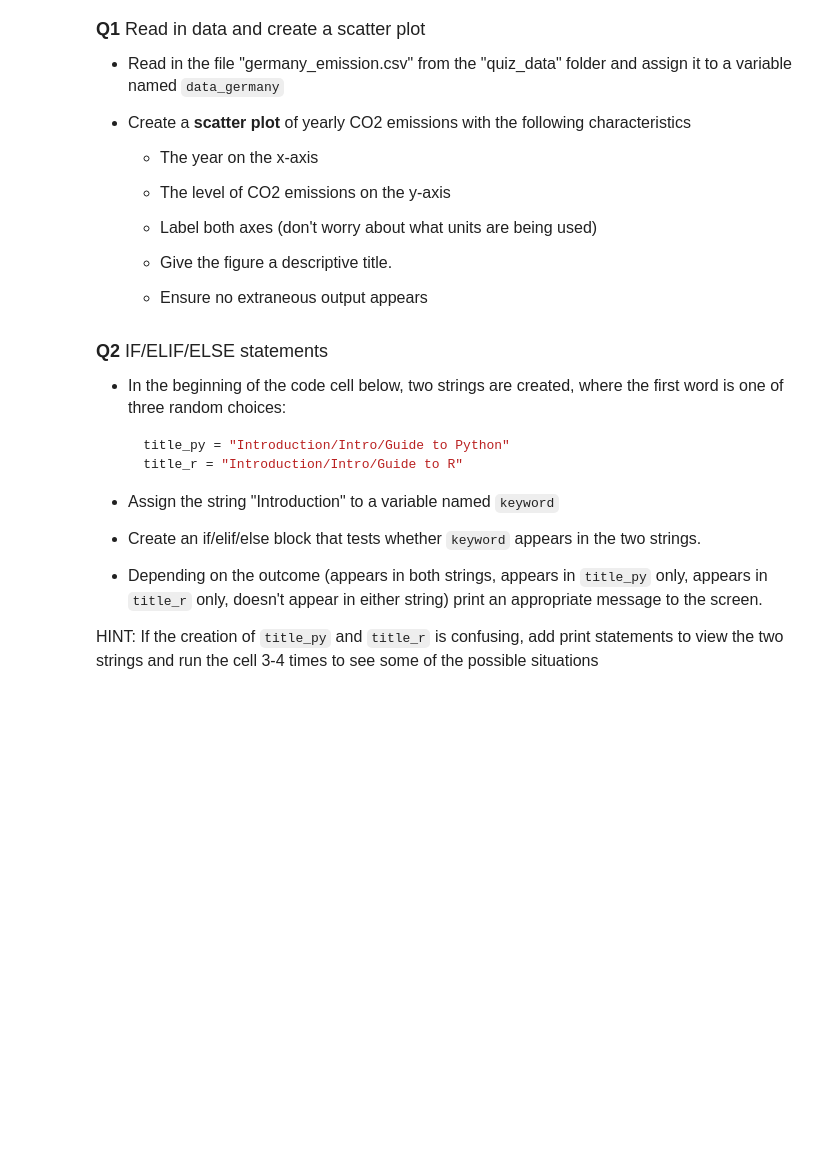
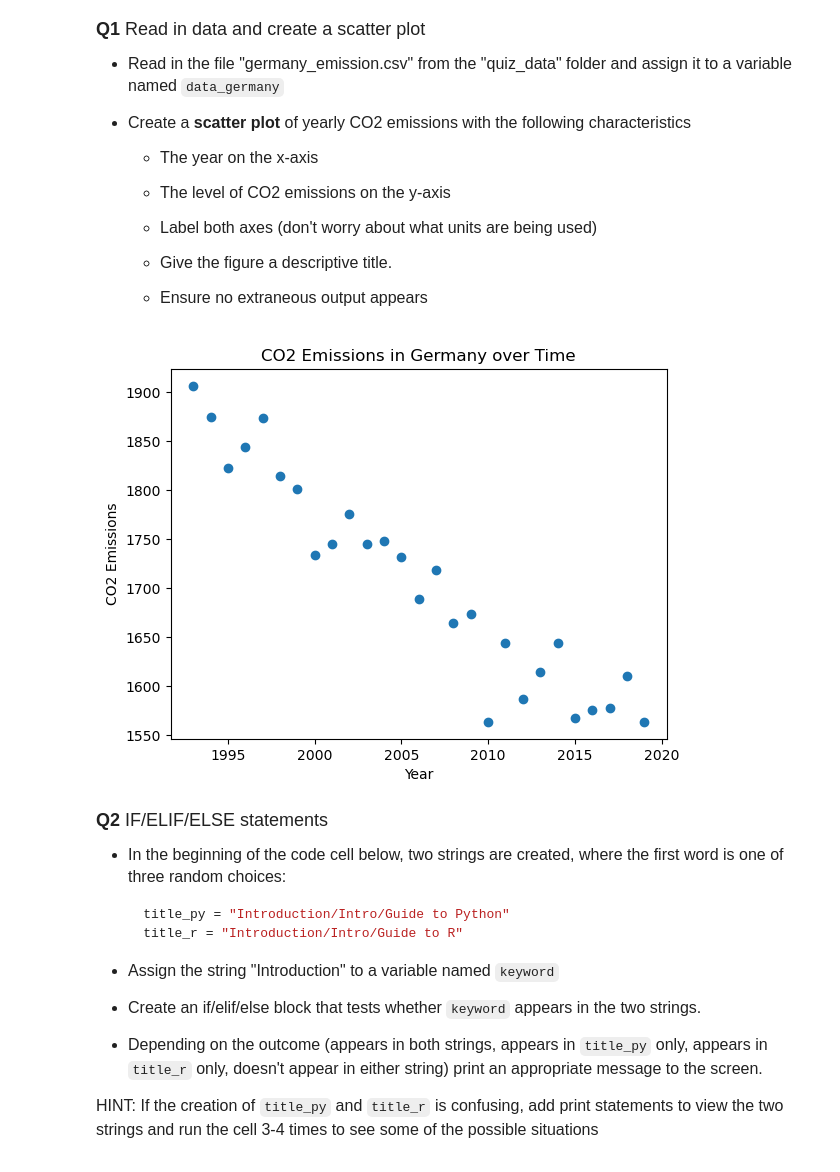
Before and after one commit to krisson381/datasci151spring2026, a Jupyter notebook: _quizzes/practice_quiz.ipynb, the cells around one changed output. Cells and saved outputs as stored; diff of their text form; code cells hidden in the pictures; blank space fills up the shorter version.

Commit message:
Quiz Update

```diff
--- a/_quizzes/practice_quiz.ipynb
+++ b/_quizzes/practice_quiz.ipynb
@@ -57,12 +57,14 @@ import numpy as np
 # %%
 # your code here
 
-germany_emission = pd.read_csv("data/germany_emission.csv")
-plt.scatter(x = germany_emission['Energy_consumption'], y = germany_emission_emission['CO2_emission'])
+germany_emission = pd.read_csv("practice_quiz_feb12_solutions/quiz_data/germany_emission.csv")
+plt.scatter(x = germany_emission['Year'], y = germany_emission['CO2_emission'])
 plt.xlabel("Year")
 plt.ylabel("CO2 Emissions")
-plt.title("Trends in Energy Consumption and the impact on CO2 Emissions in Germany")
+plt.title("CO2 Emissions in Germany over Time")
 plt.show()
+# %% [output]
+[figure, added]
 # %% [markdown]
 <font size = "4">
 
```
Also changed, not shown: parts of 3 cells of this notebook, 1 other file.
